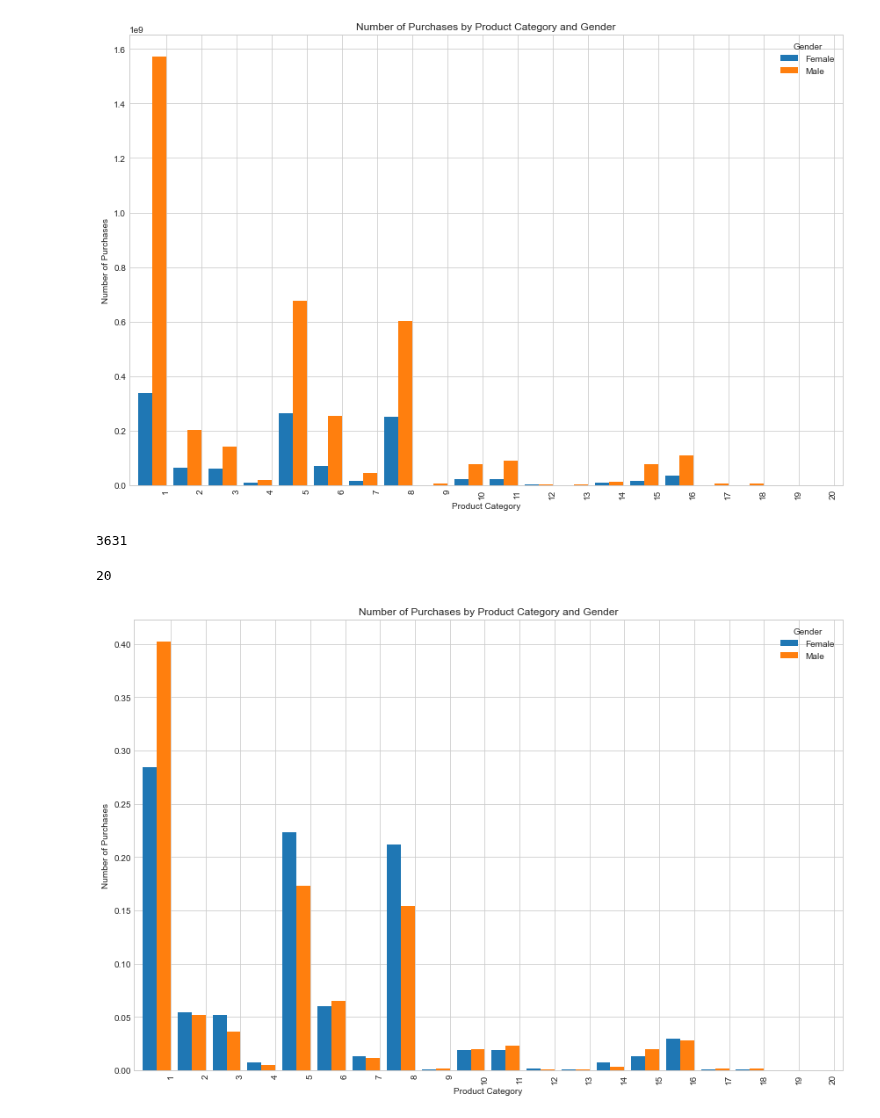
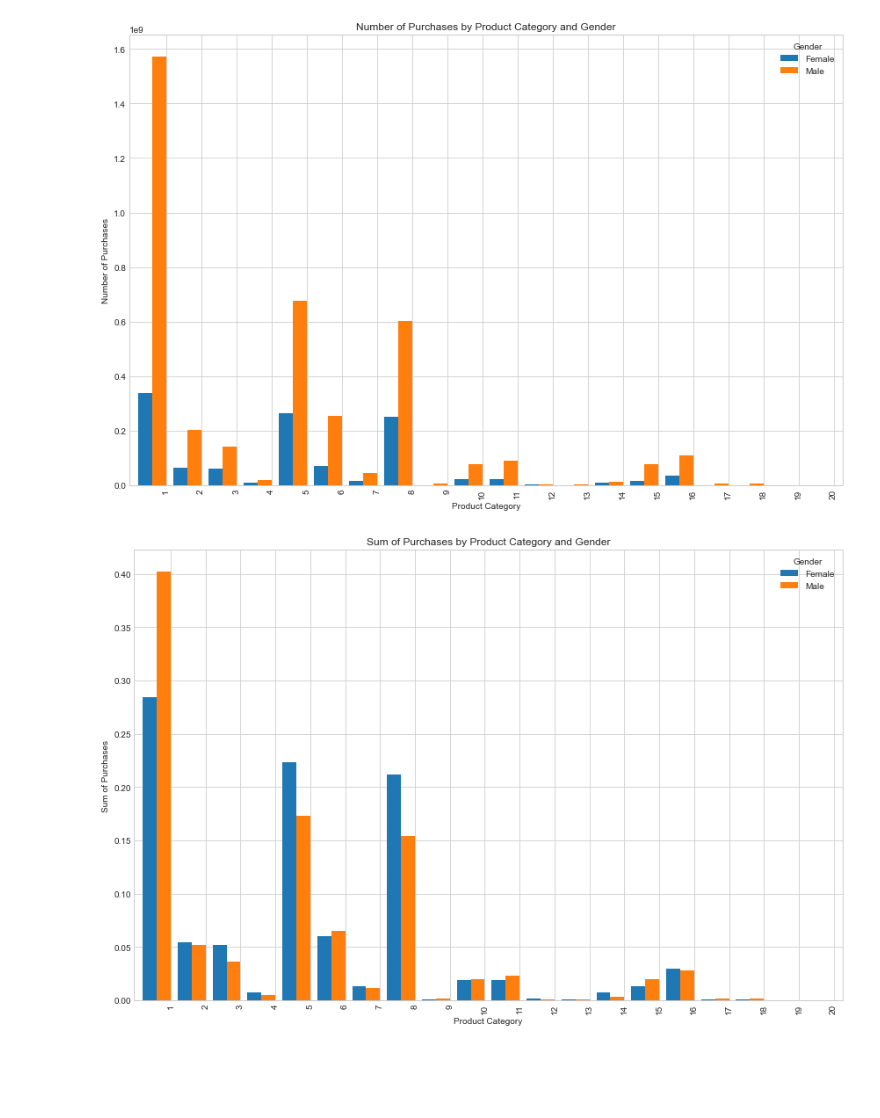
Before and after one commit to Green-Kiwie/Extreme-Couponers-Walmart-Black-Friday, a Jupyter notebook: joe-explore.ipynb, the cells around one changed output. Cells and saved outputs as stored; diff of their text form; code cells hidden in the pictures; blank space fills up the shorter version.

Commit message:
Added more gender exploration

```diff
--- a/joe-explore.ipynb
+++ b/joe-explore.ipynb
@@ -283,34 +257,26 @@ plt.tight_layout()
 plt.show()
 # %% [output]
 [figure]
-# %%
-df['product_id'].nunique()
-# %% [output]
-3631
-# %%
-df['product_category'].nunique()
-# %% [output]
-20
 # %%
 # Normalized
 
 # Group by gender and product_id to count the number of purchases
-purchase_counts = df.groupby(['gender', 'product_category'])['purchase'].sum().unstack().fillna(0)
+purchase_amounts = df.groupby(['gender', 'product_category'])['purchase'].sum().unstack().fillna(0)
 # Normalize
-purchase_counts_normalized = purchase_counts.div(purchase_counts.sum(axis=1), axis=0)
+purchase_amounts_normalized = purchase_amounts.div(purchase_amounts.sum(axis=1), axis=0)
 
 # Plotting a grouped bar chart
-purchase_counts_normalized.T.plot(kind='bar', figsize=(12, 8), width=0.8, position=1)
+purchase_amounts_normalized.T.plot(kind='bar', figsize=(12, 8), width=0.8, position=1)
 
 # Adding labels and title
-plt.title("Number of Purchases by Product Category and Gender")
+plt.title("Sum of Purchases by Product Category and Gender")
 plt.xlabel("Product Category")
-plt.ylabel("Number of Purchases")
+plt.ylabel("Sum of Purchases")
 plt.xticks(rotation=90)
 plt.legend(title="Gender", labels=["Female", "Male"])
 plt.tight_layout()
 
 # Show the plot
 plt.show()
 # %% [output]
-[figure, old version]
+[figure, new version]
```
Also changed, not shown: parts of 23 cells of this notebook.
